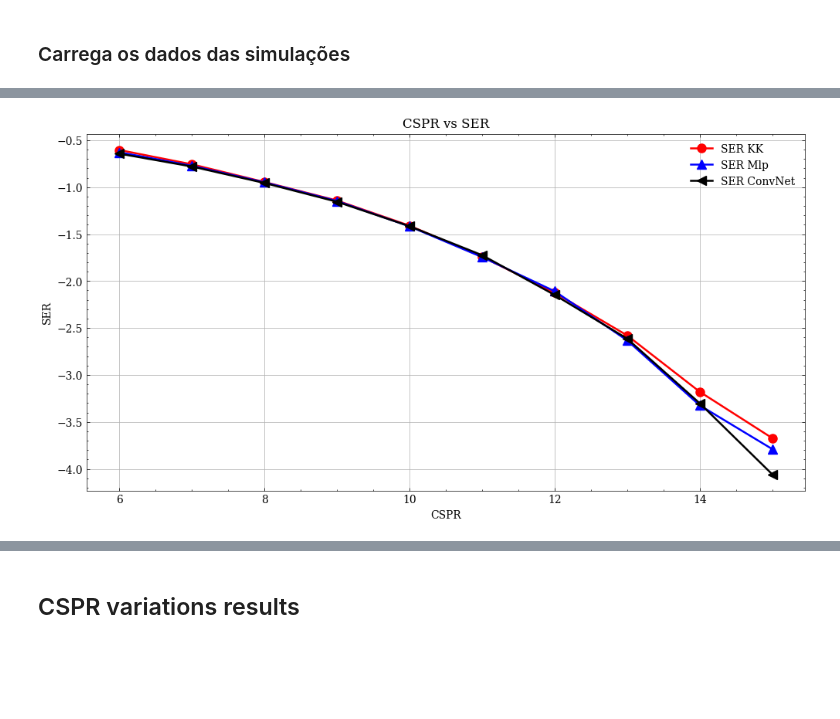
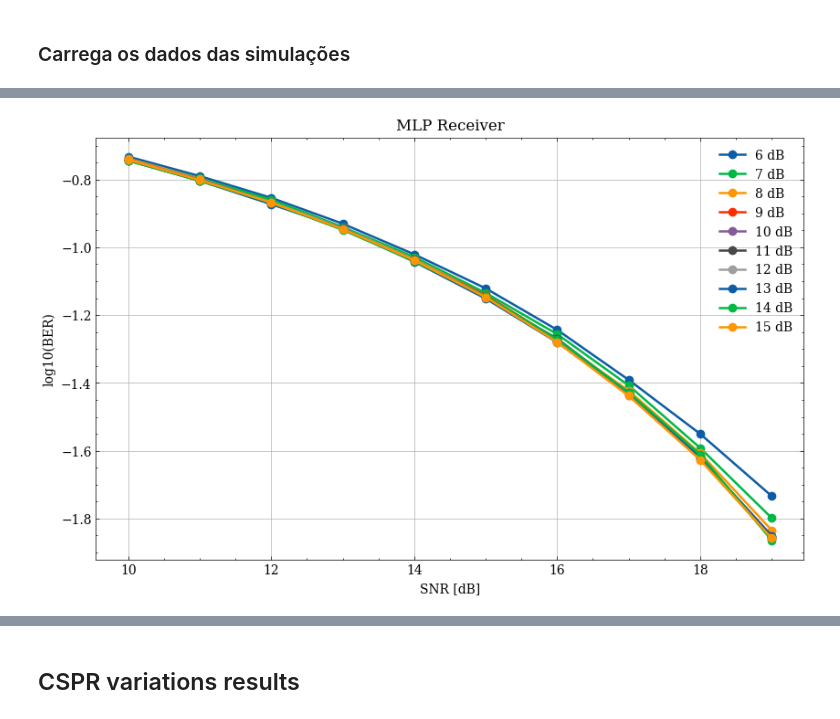
Before and after one commit to silasabs/PIVIC-PIBIC-Comunicacoes-Opticas, a Jupyter notebook: jupyter notebooks/Pibic_Results_PhaseRetrieval.ipynb, the cells around one changed output, grey strips where cells are left out. Saved outputs shown, nothing was run; the diff lists cells and outputs as text; code cells hidden in the pictures; blank space fills up the shorter version.

```diff
--- a/jupyter notebooks/Pibic_Results_PhaseRetrieval.ipynb
+++ b/jupyter notebooks/Pibic_Results_PhaseRetrieval.ipynb
@@ -168,13 +115,16 @@ plt.grid()
-# %%
-plt.figure(num=None, figsize=(12, 6))
-
-plt.plot(loPower, np.log10(CSPR_SER[0,:]), color='red', marker='o', markersize=markersize, label='SER KK')
-plt.plot(loPower, np.log10(CSPR_SER[1,:]), color='blue', marker='^', markersize=markersize, label='SER Mlp')
-plt.plot(loPower, np.log10(CSPR_SER[2,:]), color='black', marker='<', markersize=markersize, label='SER ConvNet')
-plt.xlabel('CSPR')
-plt.ylabel('SER')
-plt.title('CSPR vs SER')
-plt.legend()
-plt.grid()
-# %% [output]
-[figure, removed]
+# %%
+loPower = np.arange(6,16,1)
+SNR_values = np.arange(10,20,1)
+
+plt.figure(figsize=(10,6))
+
+for index, indCSPR in enumerate(loPower):
+    plt.plot(SNR_values, np.log10(CSPR_BER[:,index][1]), '-o', label=str(indCSPR)+' dB')
+
+plt.legend();
+plt.title('MLP Receiver')
+plt.xlabel('SNR [dB]');
+plt.ylabel('log10(BER)');
+plt.grid();
+# %% [output]
+[figure, added]
```
Also changed, not shown: parts of 7 cells of this notebook, 1 other file.
